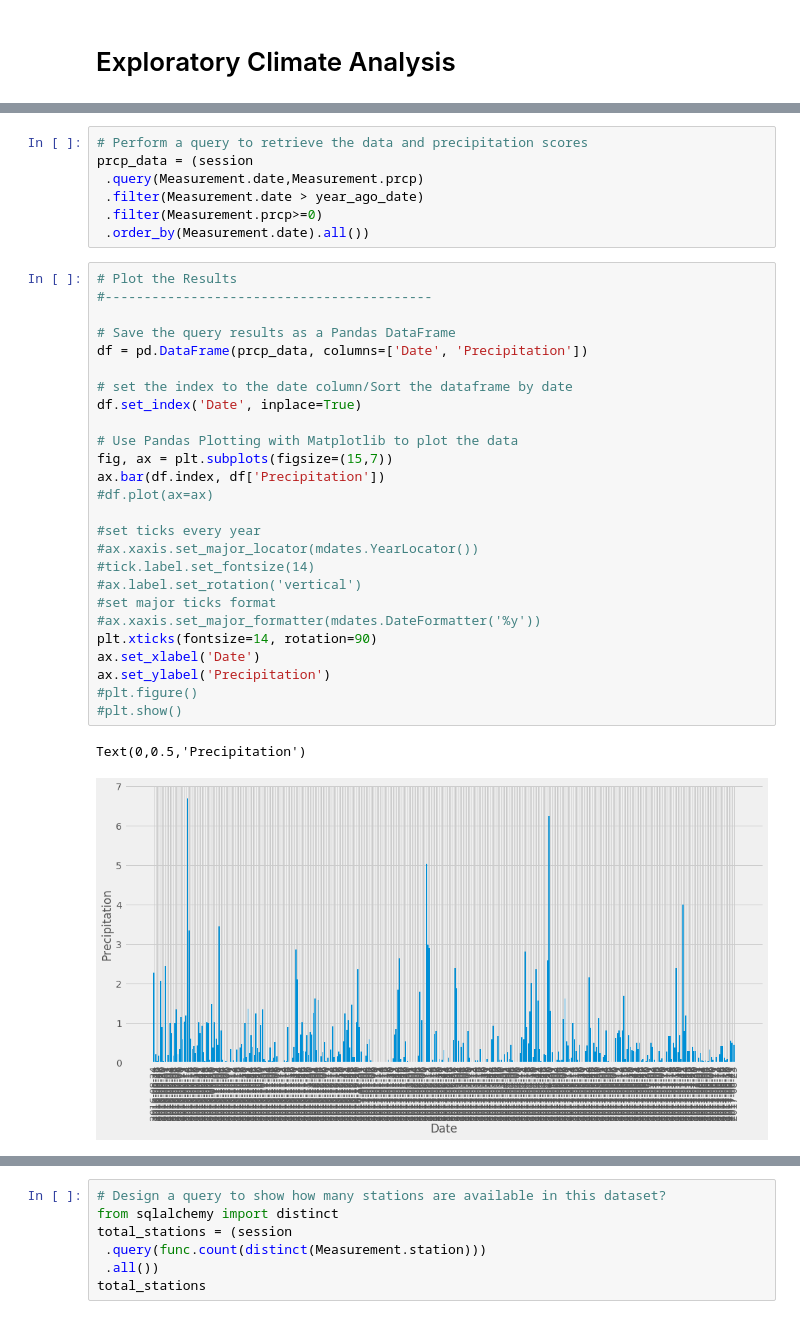
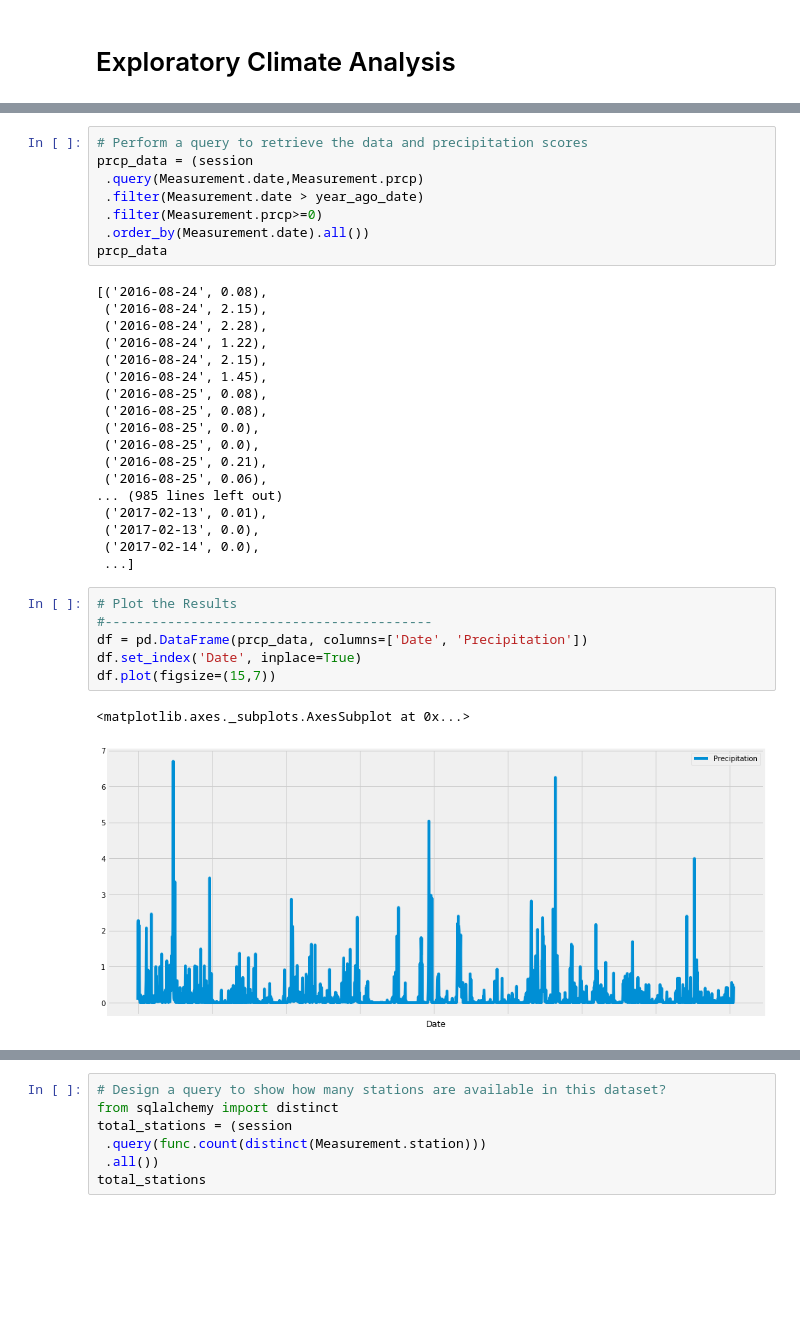
Before and after one commit to khamthung/climate_analysis, a Jupyter notebook: climate_analysis.ipynb, the cells around one changed output, grey strips where cells are left out. Drawn from its saved outputs; the diff is of its cells as text; blank space fills up the shorter version.

```diff
--- a/climate_analysis.ipynb
+++ b/climate_analysis.ipynb
@@ -82,33 +80,32 @@ prcp_data = (session
  .filter(Measurement.date > year_ago_date)
  .filter(Measurement.prcp>=0)
  .order_by(Measurement.date).all())
+prcp_data
+# %% [output]
+[('2016-08-24', 0.08),
+ ('2016-08-24', 2.15),
+ ('2016-08-24', 2.28),
+ ('2016-08-24', 1.22),
+ ('2016-08-24', 2.15),
+ ('2016-08-24', 1.45),
+ ('2016-08-25', 0.08),
+ ('2016-08-25', 0.08),
+ ('2016-08-25', 0.0),
+ ('2016-08-25', 0.0),
+ ('2016-08-25', 0.21),
+ ('2016-08-25', 0.06),
+... (985 lines left out)
+ ('2017-02-13', 0.01),
+ ('2017-02-13', 0.0),
+ ('2017-02-14', 0.0),
+ ...]
-# %%
-# Plot the Results
-#------------------------------------------
-
-# Save the query results as a Pandas DataFrame
-df = pd.DataFrame(prcp_data, columns=['Date', 'Precipitation'])
-
-# set the index to the date column/Sort the dataframe by date
-df.set_index('Date', inplace=True)
-
-# Use Pandas Plotting with Matplotlib to plot the data
-fig, ax = plt.subplots(figsize=(15,7))
-ax.bar(df.index, df['Precipitation'])
-#df.plot(ax=ax)
-
-#set ticks every year
-#ax.xaxis.set_major_locator(mdates.YearLocator())
-#tick.label.set_fontsize(14)
-#ax.label.set_rotation('vertical')
-#set major ticks format
-#ax.xaxis.set_major_formatter(mdates.DateFormatter('%y'))
-plt.xticks(fontsize=14, rotation=90)
-ax.set_xlabel('Date')
-ax.set_ylabel('Precipitation')
-#plt.figure()
-#plt.show()
-# %% [output]
-Text(0,0.5,'Precipitation')
-[figure, removed]
+# %%
+# Plot the Results
+#------------------------------------------
+df = pd.DataFrame(prcp_data, columns=['Date', 'Precipitation'])
+df.set_index('Date', inplace=True)
+df.plot(figsize=(15,7))
+# %% [output]
+<matplotlib.axes._subplots.AxesSubplot at 0x...>
+[figure, added]
 # %%
```
Also changed, not shown: parts of 17 cells of this notebook, 1 other file.
